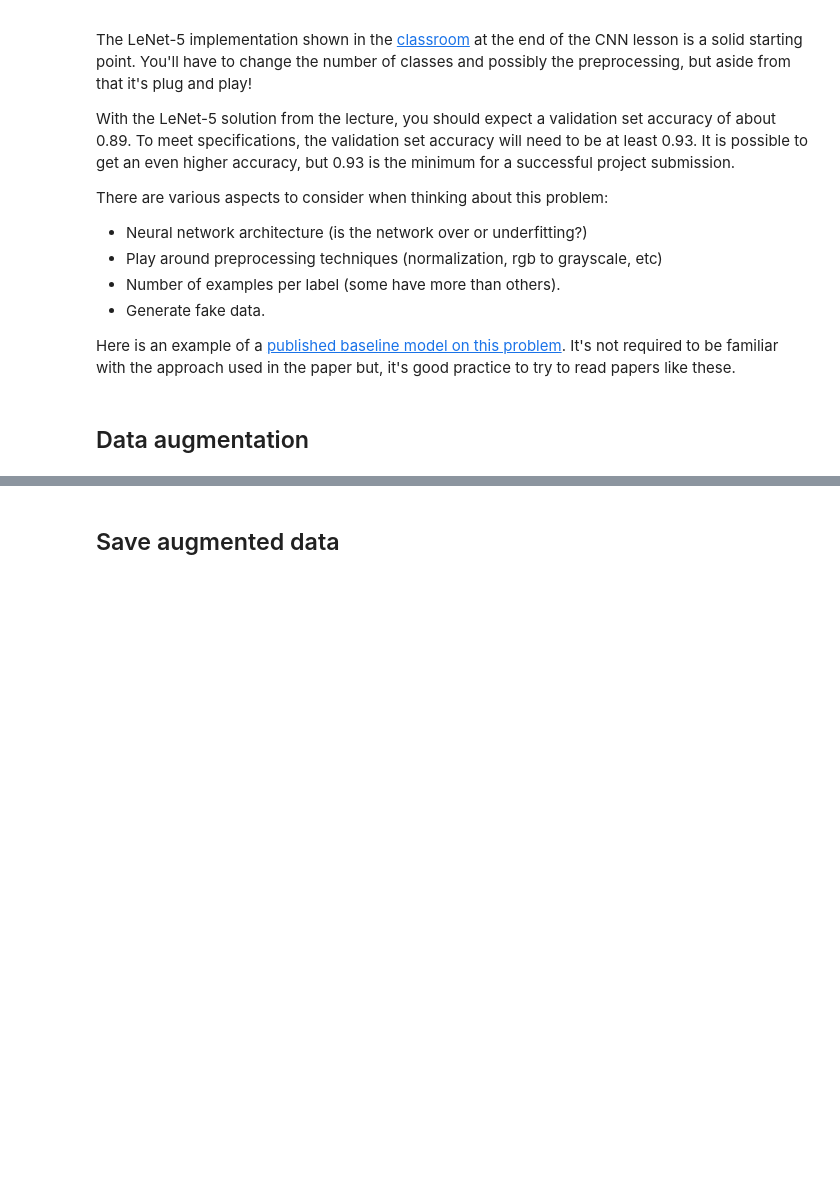
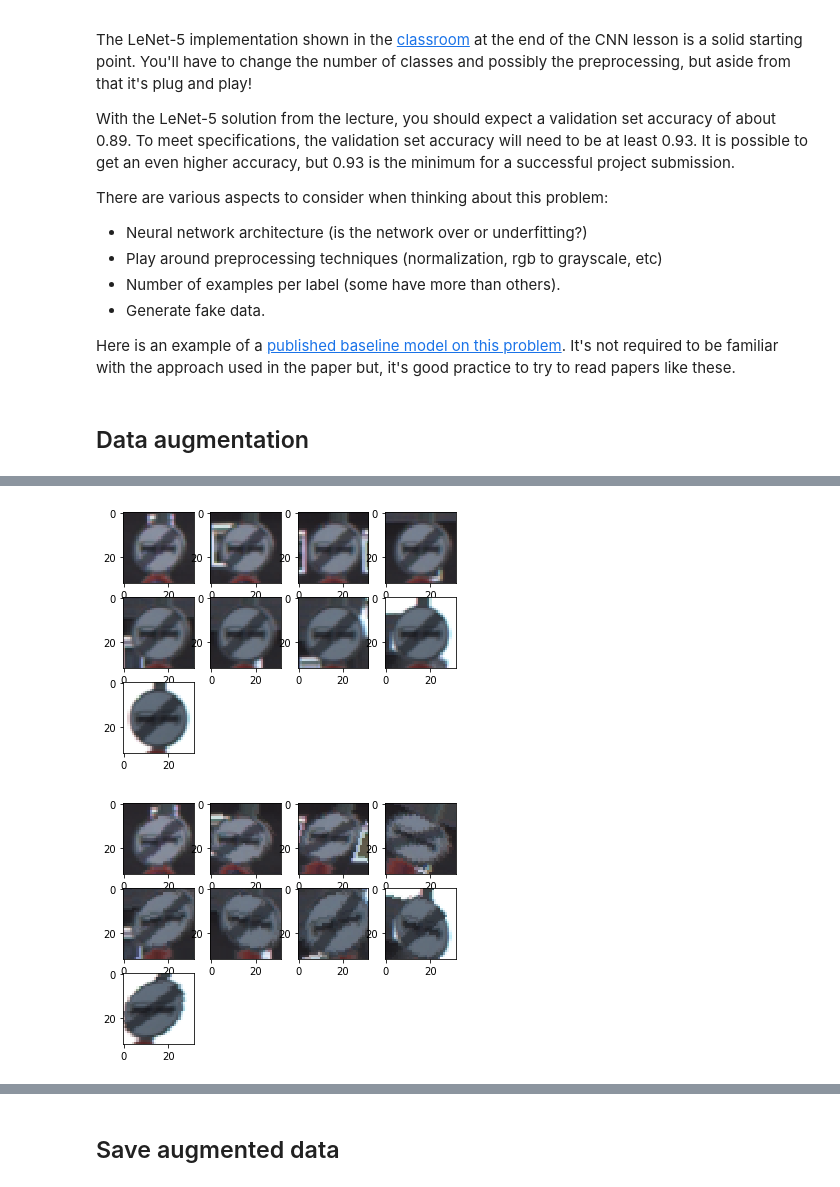
Before and after one commit to coderzbx/CarND-Traffic-Sign-Classifier-Project, a Jupyter notebook: Traffic_Sign_Classifier.ipynb, the cells around one changed output, grey strips where cells are left out. Saved outputs shown, nothing was run; the diff lists cells and outputs as text; code cells hidden in the pictures; blank space fills up the shorter version.

```diff
--- a/Traffic_Sign_Classifier.ipynb
+++ b/Traffic_Sign_Classifier.ipynb
@@ -234,0 +240,19 @@ plt.show()
+# %%
+plt.figure(figsize=(6,6))
+
+for i in range(110, 119):
+    plt.subplot(330 + 1 + i)
+    plt.imshow(X_train[i].astype('uint8'))
+    #show the plot
+plt.show()
+
+plt.figure(figsize=(6,6))
+
+for i in range(110, 119):
+    plt.subplot(330 + 1 + i)
+    plt.imshow(X_train_aug[i].astype('uint8'))
+    #show the plot
+plt.show()
+# %% [output]
+[figure, added]
+[figure, added]
```
Also changed, not shown: parts of 17 cells of this notebook.
